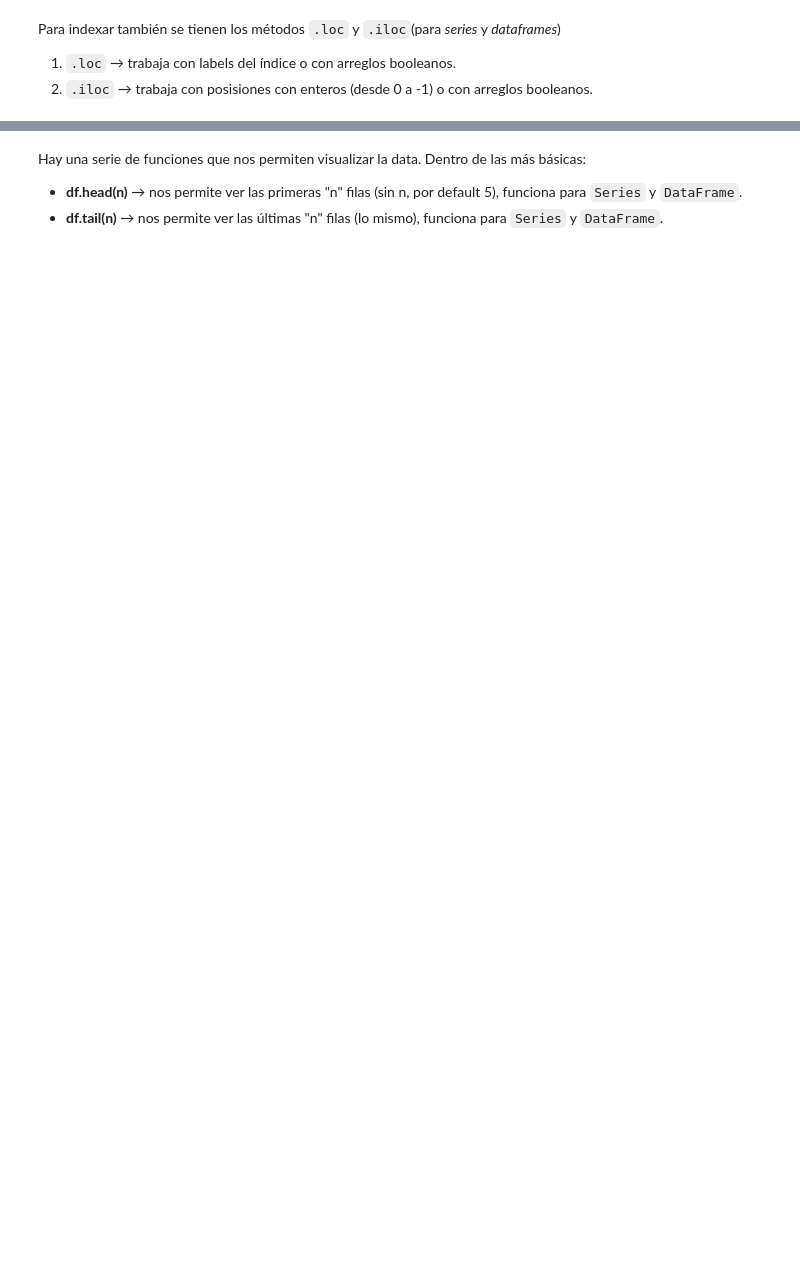
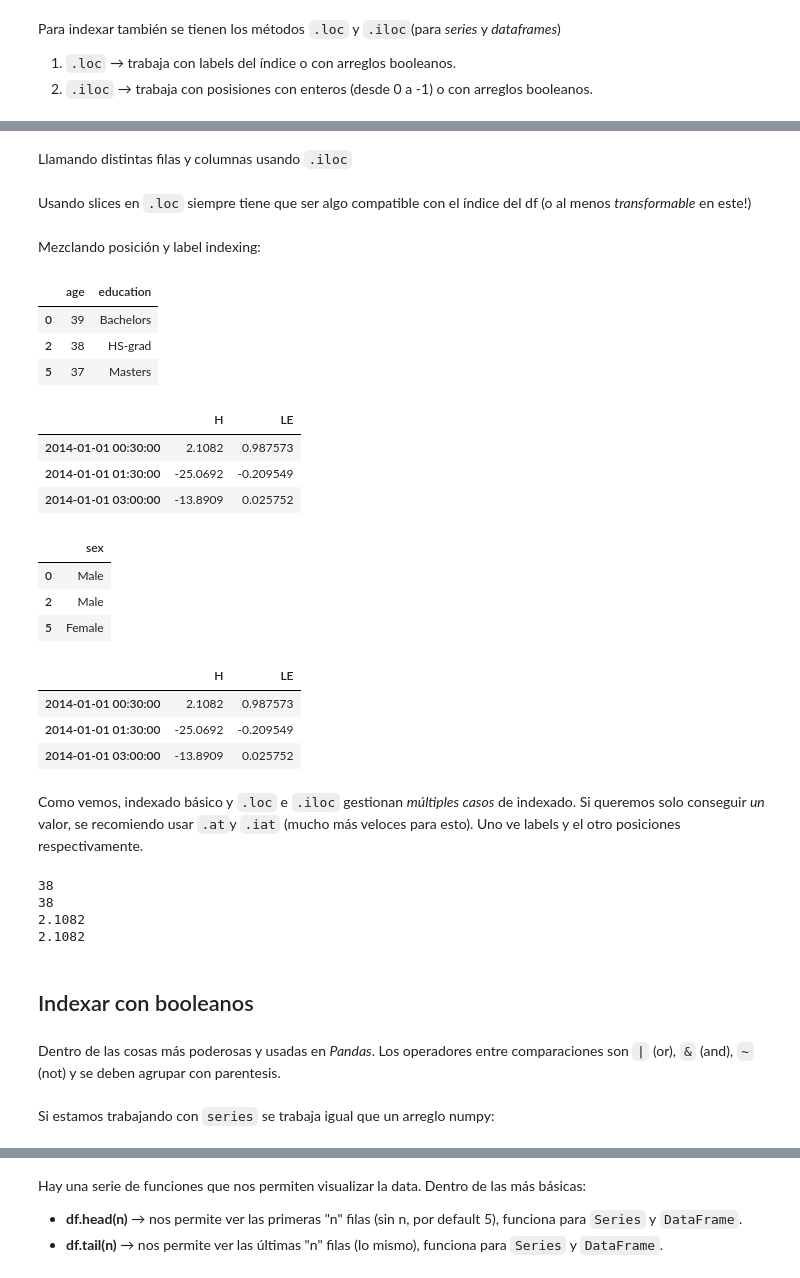
Before and after one commit to capitanespiral/data_science, a Jupyter notebook: data_engineering.ipynb, the cells around one changed output, grey strips where cells are left out. Saved outputs shown, nothing was run; the diff lists cells and outputs as text; code cells hidden in the pictures; blank space fills up the shorter version.

Commit message:
avanzado en indexing, casi terminado (falta boolean)

```diff
--- a/data_engineering.ipynb
+++ b/data_engineering.ipynb
@@ -293,6 +281,8 @@ display(df_temp.loc[2:9,"age":"sex"])
 
 print("\nFilas y columnas - loc")
 display(df_temp.loc[[3,5,7],["age","country","race"]])
+# %% [markdown]
+Llamando distintas filas y columnas usando `.iloc`
 # %%
 #Mezclando filas y columnas iloc
 
@@ -303,3 +293,5 @@ display(df_temp.iloc[2:9,0:7])
 
 print("\nFilas y columnas - iloc")
 display(df_temp.iloc[[3,5,7],[0,5,7]])
+# %% [markdown]
+Usando slices en `.loc` siempre tiene que ser algo compatible con el índice del df (o al menos *transformable* en este!)
@@ -305,0 +303,46 @@ display(df_temp.iloc[[3,5,7],[0,5,7]])
+# %% [markdown]
+Mezclando posición y label indexing:
+# %%
+#Con loc, en el índice de las filas podemos indexar posicionalmente el índice:
+display(df.loc[df.index[[0,2,5]],["age","education"]])
+display(df_t.loc[df_t.index[[0,2,5]],["H","LE"]])
+
+#Con iloc, es un poco más enredado, pero podemos llamar el label de la columna:
+display(df.iloc[[0,2,5],df.columns.get_indexer(["sex"])])
+display(df_t.iloc[[0,2,5],df_t.columns.get_indexer(["H","LE"])])
+# %% [output]
+|  | age | education |
+| 0 | 39 | Bachelors |
+| 2 | 38 | HS-grad |
+| 5 | 37 | Masters |
+|  | H | LE |
+| 2014-01-01 00:30:00 | 2.1082 | 0.987573 |
+| 2014-01-01 01:30:00 | -25.0692 | -0.209549 |
+| 2014-01-01 03:00:00 | -13.8909 | 0.025752 |
+|  | sex |
+| 0 | Male |
+| 2 | Male |
+| 5 | Female |
+|  | H | LE |
+| 2014-01-01 00:30:00 | 2.1082 | 0.987573 |
+| 2014-01-01 01:30:00 | -25.0692 | -0.209549 |
+| 2014-01-01 03:00:00 | -13.8909 | 0.025752 |
+# %% [markdown]
+Como vemos, indexado básico y `.loc` e `.iloc` gestionan *múltiples casos* de indexado. Si queremos solo conseguir *un* valor, se recomiendo usar `.at`y `.iat` (mucho más veloces para esto). Uno ve labels y el otro posiciones respectivamente.
+# %%
+print(df.at[2,"age"])
+print(df.iat[2,0])
+
+print(df_t.at[df_t.index[0],"H"])
+print(df_t.iat[0,25])
+# %% [output]
+38
+38
+2.1082
+2.1082
+# %% [markdown]
+## Indexar con booleanos
+# %% [markdown]
+Dentro de las cosas más poderosas y usadas en *Pandas*. Los operadores entre comparaciones son `|` (or), `&` (and), `~` (not) y se deben agrupar con parentesis.
+# %% [markdown]
+Si estamos trabajando con `series` se trabaja igual que un arreglo numpy:
```
Also changed, not shown: parts of 21 cells of this notebook.
